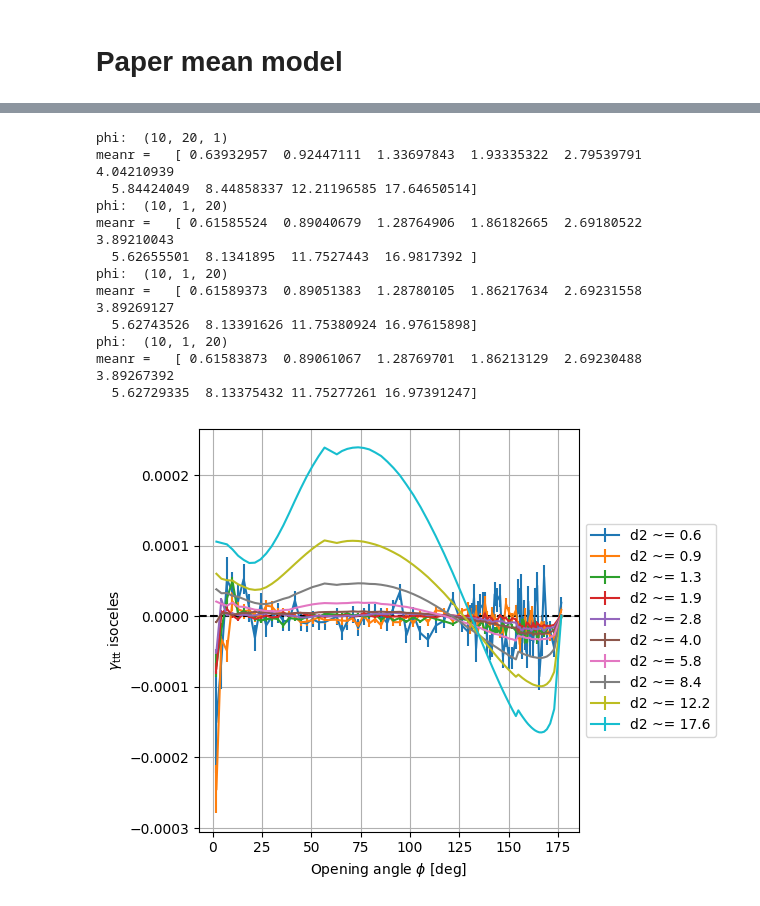
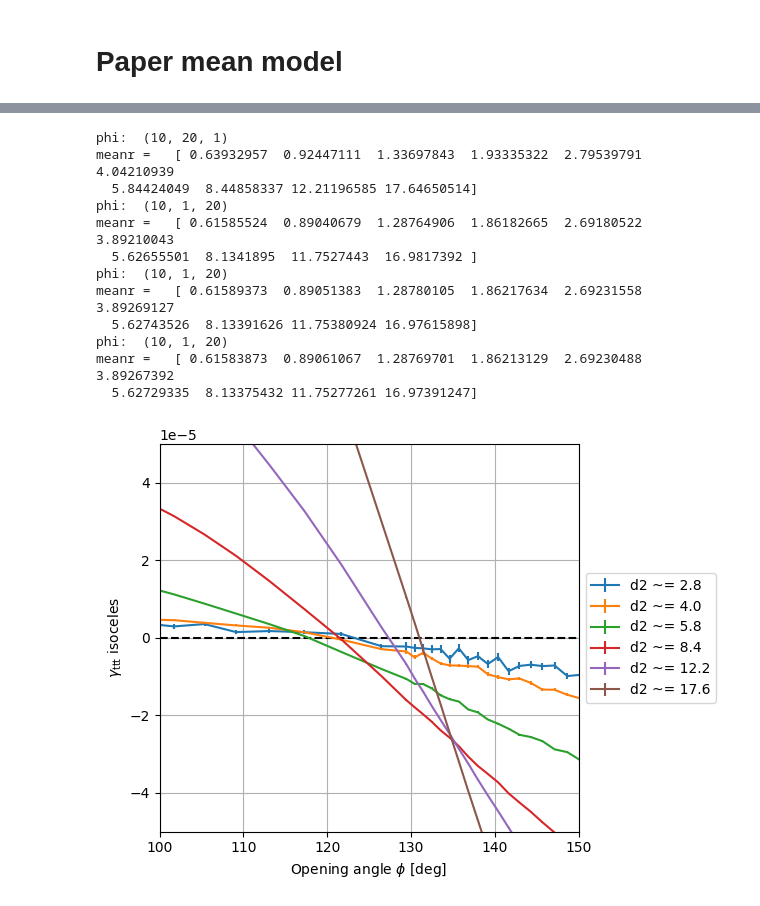
Before and after one commit to shubhagrawal30/aberrations, a Jupyter notebook: playgrounds/zero_crossing.ipynb, the cells around one changed output, grey strips where cells are left out. Cells and saved outputs as stored; diff of their text form; code cells hidden in the pictures.

Commit message:
add zero crossing and other 3pt

```diff
--- a/playgrounds/zero_crossing.ipynb
+++ b/playgrounds/zero_crossing.ipynb
@@ -28,3 +30,25 @@ print(data.head())
 2 -5.133590e-07 -6.503860e-07 -2.499720e-15  0.629463  0.125  0.0
 3 -5.006600e-07 -6.632530e-07  1.436520e-14  0.629463  0.175  0.0
 4 -3.951180e-07 -6.759920e-07 -4.550880e-14  0.629463  0.225  0.0
+# %%
+# u = d3/d2, v = (d1-d2)/d3
+d2vals = np.sort(np.array(list(set(data["d2"]))))
+print(d2vals)
+g_ttt, phi = {}, {}
+zeros_model = []
+plt.figure()
+for ind, d2 in enumerate(d2vals):
+    d2data = data[data["d2"] == d2]
+    g_ttt[ind] = -0.25 * (d2data["Rg0"] + d2data["Rg1"] + d2data["Rg2"] + d2data["Rg3"])
+    phi[ind] = np.array(np.rad2deg(np.arccos(1 - (d2data["u"] + d2data["v"]) ** 2 / 2)))
+    plt.plot(phi[ind], g_ttt[ind], label = d2)
+
+    zeros_model += [(phi[ind])[np.argmin(np.abs(g_ttt[ind]))]]
+
+plt.legend()
+plt.axhline(y=0, ls="--", color="black")
+plt.grid()
+plt.ylim([-1e-8, 1e-8])
+plt.xlim([132, 135])
+plt.show()
+# plt.close()
@@ -152,6 +187,7 @@ g_ttt = np.concatenate(all_g_ttt, axis=1)
 sig_ttt = np.concatenate(all_sig_ttt, axis=1)
 meanr = np.concatenate(all_meanr, axis=0)
 
+zeros_aberrations = []
 fig, ax = plt.subplots()
 
 lines = []
@@ -161,31 +197,39 @@ for ir in range(nr):
     # print('phi = ',phi[ir])
     # print('g = ',g_ttt[ir])
     # print('sig = ',sig_ttt[ir])
     # print()
+    if ir < 4:
+        continue
 
     line = ax.errorbar(phi[ir], g_ttt[ir], sig_ttt[ir])
     lines.append((line, 'd2 ~= %.1f'%meanr[ir]))
+
+    phi_ex, g_ttt_ex = phi[ir][phi[ir] > 110], g_ttt[ir][phi[ir] > 110]
+    phi_ex, g_ttt_ex = phi_ex[phi_ex < 140], g_ttt_ex[phi_ex < 140]
+    zeros_aberrations += [phi_ex[np.argmin(np.abs(g_ttt_ex))]]
 
 ax.legend(*(list(zip(*lines))), loc='center left', bbox_to_anchor=(1, 0.5))
 ax.set_xlabel(r'Opening angle $\phi$ [deg]')
 ax.set_ylabel(r'$\gamma_{\rm ttt}$ isoceles')
 
 fig.set_tight_layout(True)
 ax.grid()
 ax.axhline(y=0, ls="--", color="black")
+plt.xlim([100, 150])
+plt.ylim([-5e-5, 5e-5])
 plt.show()
 plt.close()
 # %% [output]
 phi:  (10, 20, 1)
 meanr =   [ 0.63932957  0.92447111  1.33697843  1.93335322  2.79539791  4.04210939
   5.84424049  8.44858337 12.21196585 17.64650514]
 phi:  (10, 1, 20)
 meanr =   [ 0.61585524  0.89040679  1.28764906  1.86182665  2.69180522  3.89210043
   5.62655501  8.1341895  11.7527443  16.9817392 ]
 phi:  (10, 1, 20)
 meanr =   [ 0.61589373  0.89051383  1.28780105  1.86217634  2.69231558  3.89269127
   5.62743526  8.13391626 11.75380924 16.97615898]
 phi:  (10, 1, 20)
 meanr =   [ 0.61583873  0.89061067  1.28769701  1.86213129  2.69230488  3.89267392
   5.62729335  8.13375432 11.75277261 16.97391247]
-[figure, old version]
+[figure, new version]
```
Also changed, not shown: parts of 4 cells of this notebook, 1 other file.
